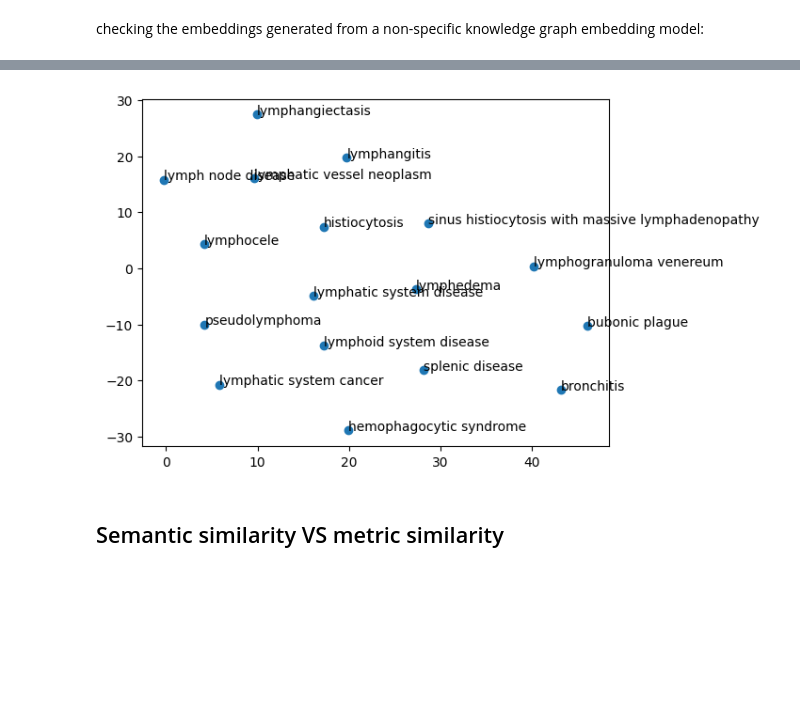
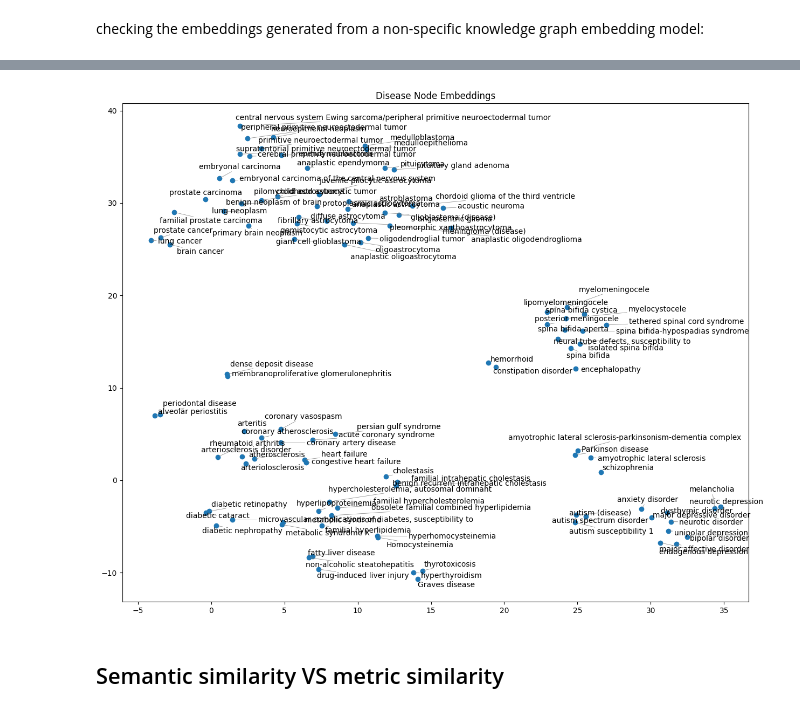
Before and after one commit to laurasck14/KG-RAG, a Jupyter notebook: create_graph.ipynb, the cells around one changed output, grey strips where cells are left out. Saved outputs shown, nothing was run; the diff lists cells and outputs as text; code cells hidden in the pictures; blank space fills up the shorter version.

```diff
--- a/create_graph.ipynb
+++ b/create_graph.ipynb
@@ -832,6 +969,6 @@ all_nodes_embedded[11075].metadata
 # %%
 #small subgraph with text nodes
-start_node = all_nodes_embedded[11075]
+start_node = all_nodes_embedded[98971]
 related_nodes_info = start_node.relationships.get(NodeRelationship.CHILD, [])
 
 related_nodes = []
@@ -845,6 +982,3 @@ for relation in related_nodes_info:
 
 
 subgraph_nodes = [start_node] + related_nodes  # Include the starting node and its neighbors
-
-for node in subgraph_nodes:
-    print(f"Node ID: {node.node_id}, Node Name: {node.metadata.get('node_name', 'N/A')}, Node Type: {node.metadata.get('node_type', 'N/A')}")
@@ -873,19 +989,26 @@ from sklearn.manifold import TSNE
 import matplotlib.pyplot as plt
 import numpy as np
 
-tsne = TSNE(n_components=2, random_state=42, perplexity=15) # trial and error, 15 seems to be the cut off
+tsne = TSNE(n_components=2, random_state=42, perplexity=10)  # trial and error, 15 seems to be the cut off
 # Get the embeddings and labels
 embeddings = np.array([node.embedding for node in subgraph_nodes])
 
 reduced_embeddings = tsne.fit_transform(embeddings)
 labels = [node.metadata['node_type'] for node in subgraph_nodes]
+
 # Convert labels to numerical values for coloring
 label_to_num = {label: idx for idx, label in enumerate(set(labels))}
 numeric_labels = [label_to_num[label] for label in labels]
 
-reduced_embeddings = np.array(reduced_embeddings)
-plt.scatter(reduced_embeddings[:, 0], reduced_embeddings[:, 1], c=numeric_labels, cmap='viridis')
-for i, txt in enumerate(labels):
-    plt.annotate(txt, (reduced_embeddings[i, 0], reduced_embeddings[i, 1]))
+# Create a scatter plot
+plt.figure(figsize=(10, 8))
+scatter = plt.scatter(reduced_embeddings[:, 0], reduced_embeddings[:, 1], c=numeric_labels, cmap='tab10')
+
+# Add a legend on the side
+legend_labels = list(label_to_num.keys())
+plt.legend(handles=scatter.legend_elements()[0], labels=legend_labels, title="Node Types", loc="upper left")
+
+# Add labels and title
+plt.title("Visualization of Node Embeddings")
 plt.show()
 # %% [output]
@@ -893,20 +1016,30 @@ plt.show()
 # %%
-# plot the embeddings according to the "node_type" = ' disease' from the "reduced_embeddings" variable
+from adjustText import adjust_text  # Import the library for label adjustment
+
+# Plot the embeddings according to the "node_type" = 'disease' from the "reduced_embeddings" variable
 disease_embeddings = []
 disease_labels = []
 for i, node in enumerate(subgraph_nodes):
     if node.metadata['node_type'] == 'disease':
         disease_embeddings.append(reduced_embeddings[i])
         disease_labels.append(node.metadata['node_name'])
 
-#plot the embeddings
+# Plot the embeddings
 disease_embeddings = np.array(disease_embeddings)
+plt.figure(figsize=(15, 12))  # Increase the figure size
 plt.scatter(disease_embeddings[:, 0], disease_embeddings[:, 1])
+
+# Add labels and adjust their positions
+texts = []
 for i, txt in enumerate(disease_labels):
-    plt.annotate(txt, (disease_embeddings[i, 0], disease_embeddings[i, 1]))
+    texts.append(plt.text(disease_embeddings[i, 0], disease_embeddings[i, 1], txt))
+
+adjust_text(texts, arrowprops=dict(arrowstyle="->", color='gray', lw=0.5))  # Adjust text positions
+
+plt.title("Disease Node Embeddings")
 plt.show()
 # %% [output]
-[figure, old version]
+[figure, new version]
 # %% [markdown]
 ## Semantic similarity VS metric similarity
 # %% [markdown]
```
Also changed, not shown: parts of 11 cells of this notebook.
